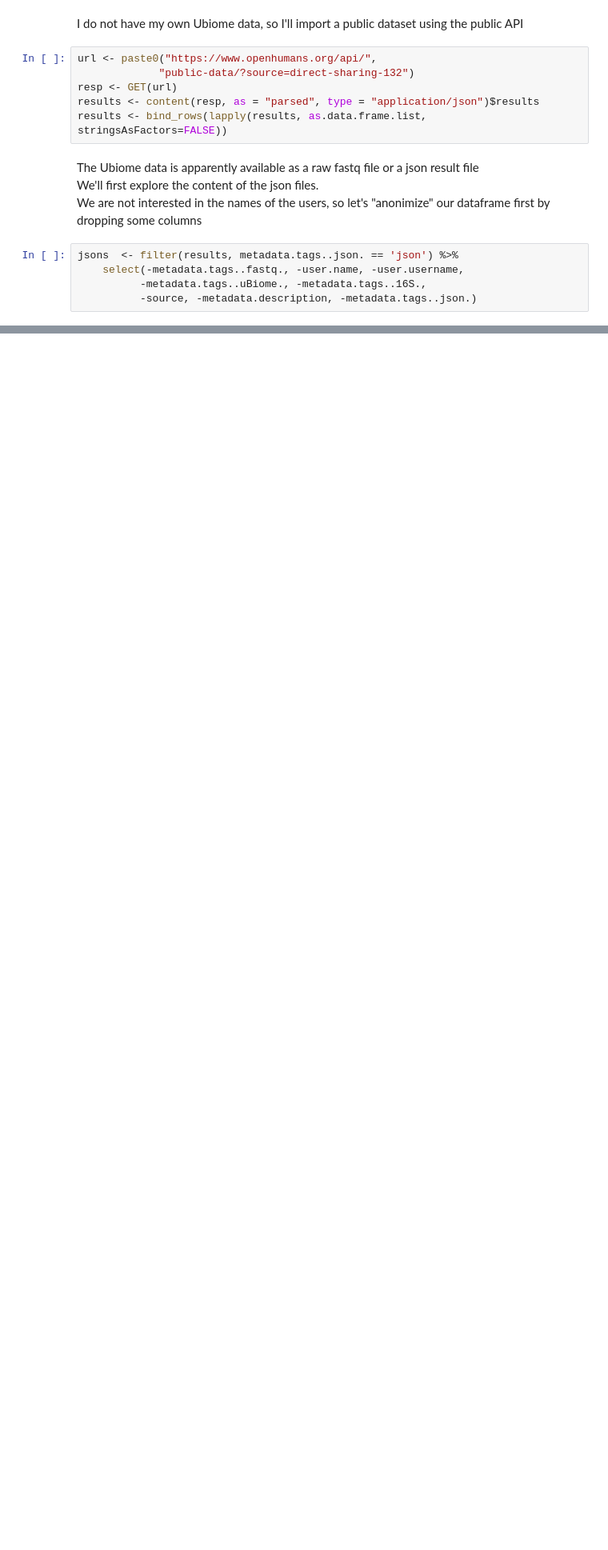
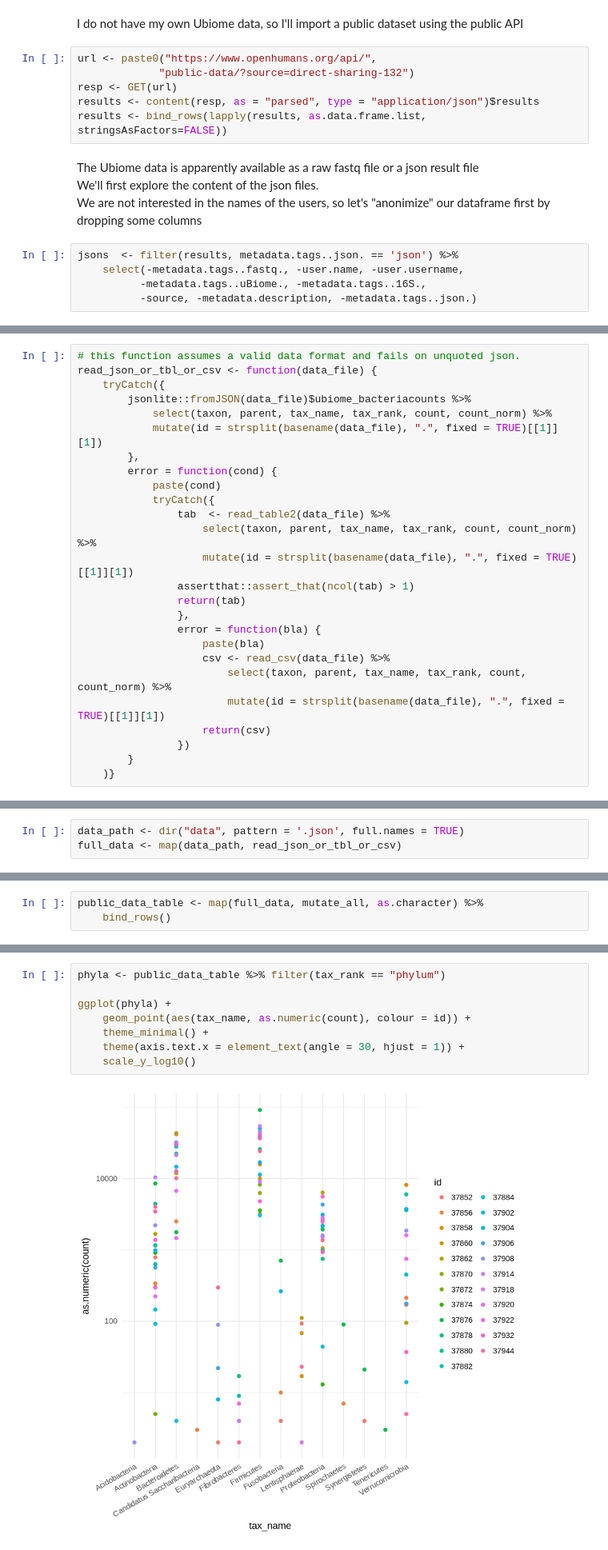
Before and after one commit to OpenHumans/ohjh-example-notebooks, a Jupyter notebook: ubiome.ipynb, the cells around one changed output, grey strips where cells are left out. Shown at 80% size. Cells and saved outputs as stored; diff of their text form; blank space fills up the shorter version.

Commit message:
fixed public data upload
the notebook can now import the public data in (valid) json, tsv and csv

```diff
--- a/ubiome.ipynb
+++ b/ubiome.ipynb
@@ -92,0 +44,26 @@ ERROR: Error in parse_con(txt, bigint_as_char): lexical error: invalid char in j
+# %%
+# this function assumes a valid data format and fails on unquoted json.
+read_json_or_tbl_or_csv <- function(data_file) {
+    tryCatch({
+        jsonlite::fromJSON(data_file)$ubiome_bacteriacounts %>%
+            select(taxon, parent, tax_name, tax_rank, count, count_norm) %>%
+            mutate(id = strsplit(basename(data_file), ".", fixed = TRUE)[[1]][1])
+        },
+        error = function(cond) {
+            paste(cond)
+            tryCatch({
+                tab  <- read_table2(data_file) %>%
+                    select(taxon, parent, tax_name, tax_rank, count, count_norm) %>%
+                    mutate(id = strsplit(basename(data_file), ".", fixed = TRUE)[[1]][1])
+                assertthat::assert_that(ncol(tab) > 1)
+                return(tab)
+                },
+                error = function(bla) {
+                    paste(bla)
+                    csv <- read_csv(data_file) %>%
+                        select(taxon, parent, tax_name, tax_rank, count, count_norm) %>%
+                        mutate(id = strsplit(basename(data_file), ".", fixed = TRUE)[[1]][1])
+                    return(csv)
+                })
+        }
+    )}
@@ -92,0 +90,3 @@ ERROR: Error in parse_con(txt, bigint_as_char): lexical error: invalid char in j
+# %%
+data_path <- dir("data", pattern = '.json', full.names = TRUE)
+full_data <- map(data_path, read_json_or_tbl_or_csv)
@@ -92,0 +111,3 @@ ERROR: Error in parse_con(txt, bigint_as_char): lexical error: invalid char in j
+# %%
+public_data_table <- map(full_data, mutate_all, as.character) %>%
+    bind_rows()
@@ -92,0 +124,10 @@ ERROR: Error in parse_con(txt, bigint_as_char): lexical error: invalid char in j
+# %%
+phyla <- public_data_table %>% filter(tax_rank == "phylum")
+
+ggplot(phyla) +
+    geom_point(aes(tax_name, as.numeric(count), colour = id)) +
+    theme_minimal() +
+    theme(axis.text.x = element_text(angle = 30, hjust = 1)) +
+    scale_y_log10()
+# %% [output]
+[figure, added]
```
Also changed, not shown: parts of 8 cells of this notebook.
